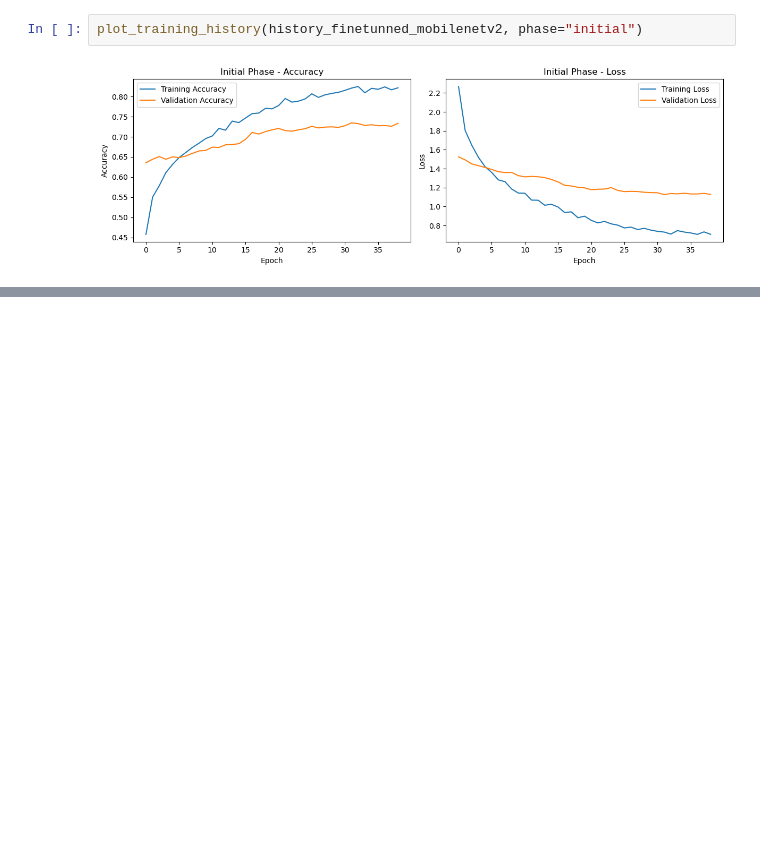
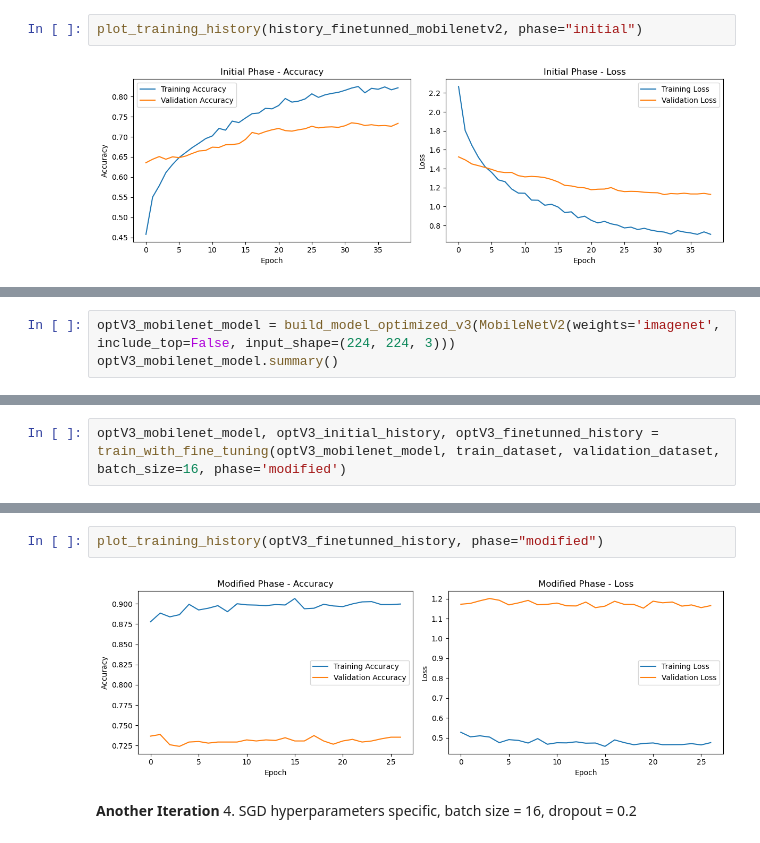
Before and after one commit to abhagyacharan/Food-Recognition-and-Calorie-Estimation, a Jupyter notebook: optimised.ipynb, the cells around one changed output, grey strips where cells are left out. Drawn from its saved outputs; the diff is of its cells as text; blank space fills up the shorter version.

```diff
--- a/optimised.ipynb
+++ b/optimised.ipynb
@@ -529,0 +929,3 @@ plot_training_history(history_finetunned_mobilenetv2, phase="initial")
+# %%
+optV3_mobilenet_model = build_model_optimized_v3(MobileNetV2(weights='imagenet', include_top=False, input_shape=(224, 224, 3)))
+optV3_mobilenet_model.summary()
@@ -529,0 +950,2 @@ plot_training_history(history_finetunned_mobilenetv2, phase="initial")
+# %%
+optV3_mobilenet_model, optV3_initial_history, optV3_finetunned_history = train_with_fine_tuning(optV3_mobilenet_model, train_dataset, validation_dataset, batch_size=16, phase='modified')
@@ -529,0 +977,6 @@ plot_training_history(history_finetunned_mobilenetv2, phase="initial")
+# %%
+plot_training_history(optV3_finetunned_history, phase="modified")
+# %% [output]
+[figure, added]
+# %% [markdown]
+**Another Iteration** 4. SGD hyperparameters specific, batch size = 16, dropout = 0.2
```
Also changed, not shown: parts of 18 cells of this notebook, 13 other files.
